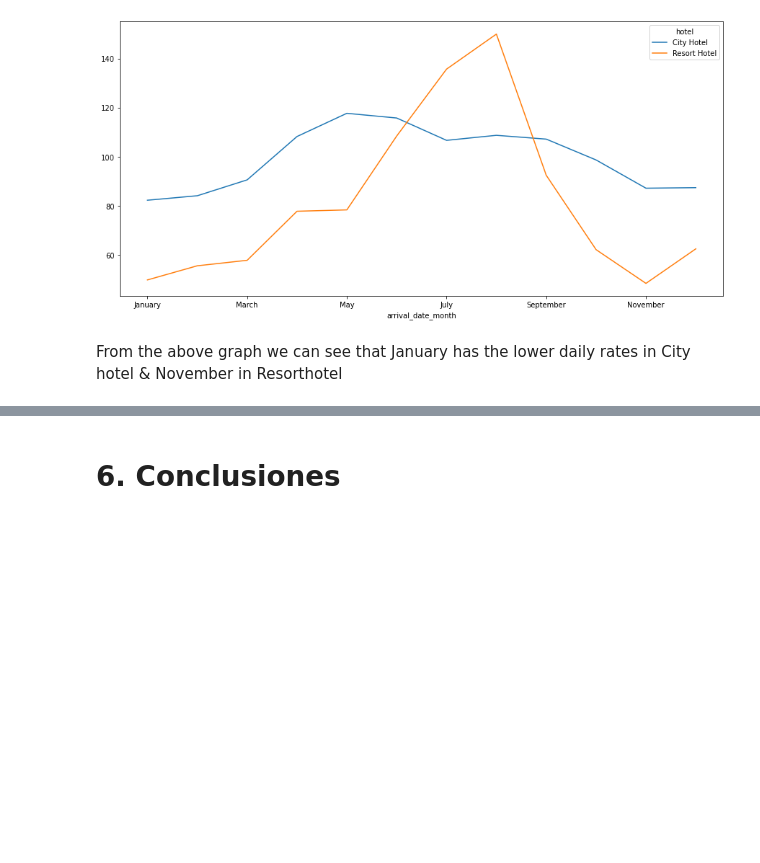
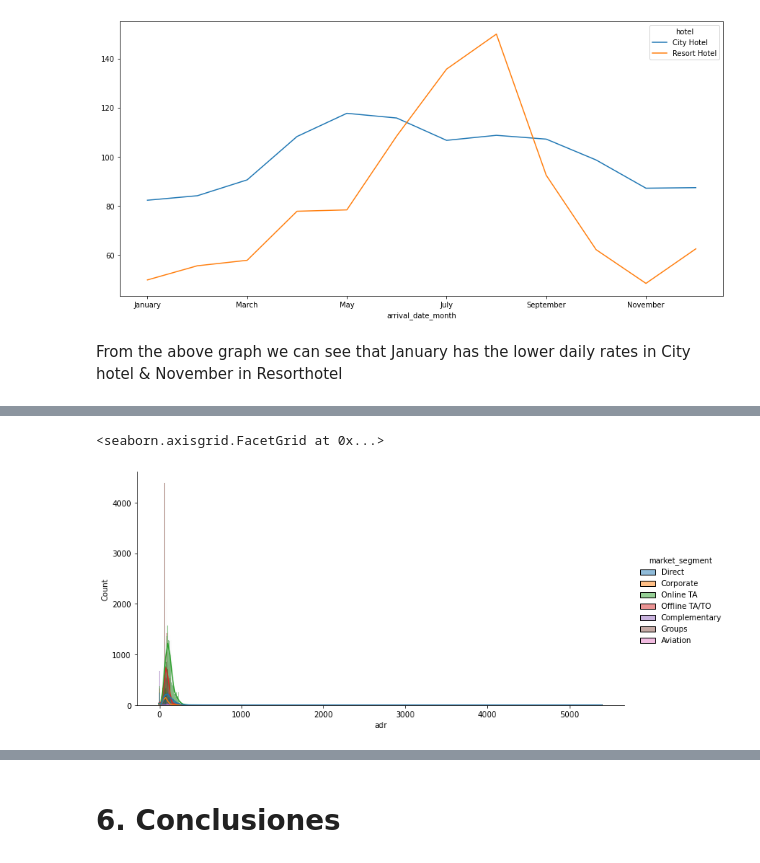
Before and after one commit to NorhanMasterUOC/hotel_bookings_EDA, a Jupyter notebook: hotel_bookings.ipynb, the cells around one changed output, grey strips where cells are left out. Cells and saved outputs as stored; diff of their text form; code cells hidden in the pictures; blank space fills up the shorter version.

Commit message:
Adding Statistical analysis of market_segment

```diff
--- a/hotel_bookings.ipynb
+++ b/hotel_bookings.ipynb
@@ -396,0 +412,5 @@ From the above graph we can see that January has the lower daily rates in City h
+# %%
+sns.displot(data, x="adr", hue="market_segment", kde=True,aspect=2) @Mohamed do you know how to make this graph look better?
+# %% [output]
+<seaborn.axisgrid.FacetGrid at 0x...>
+[figure, added]
```
Also changed, not shown: parts of 8 cells of this notebook.
